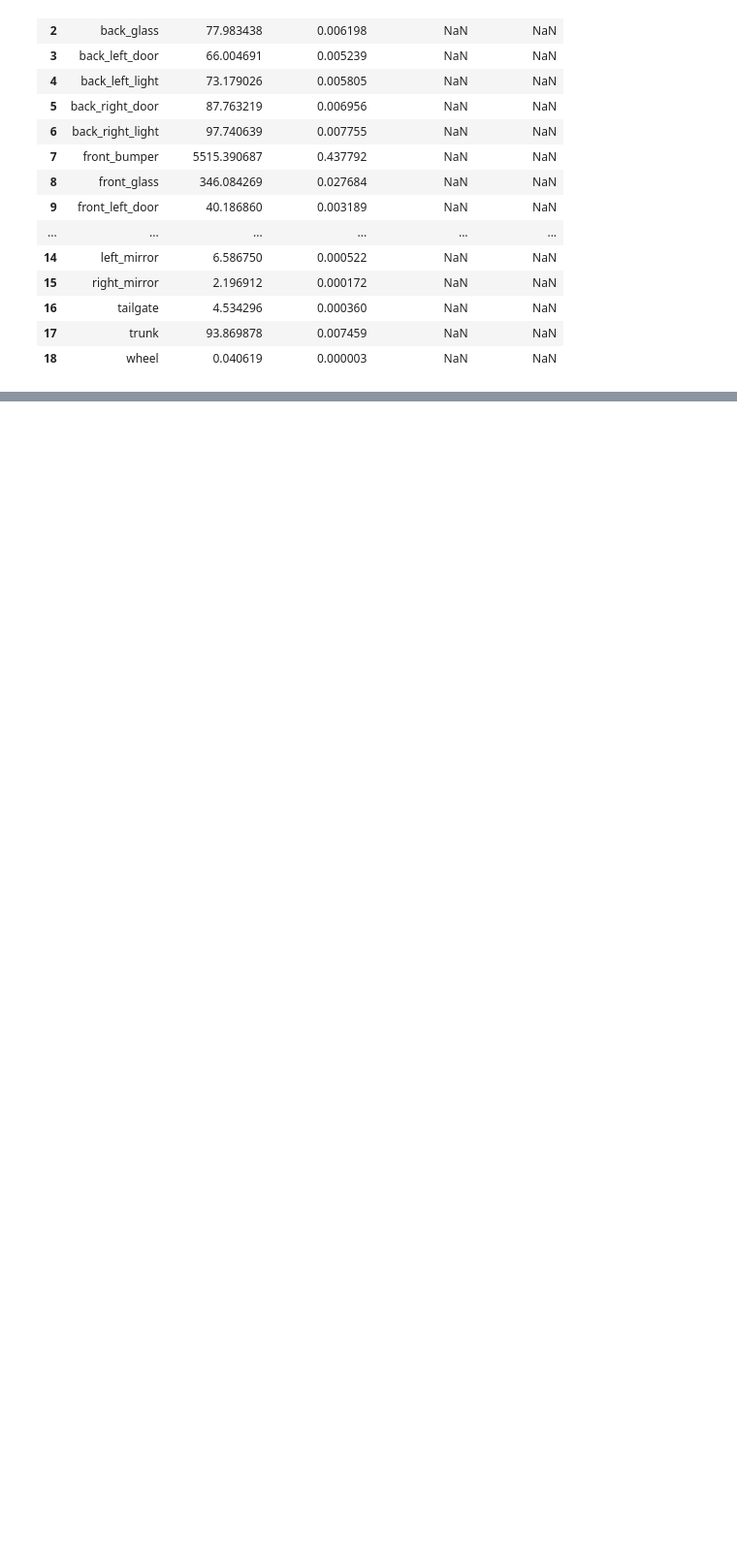
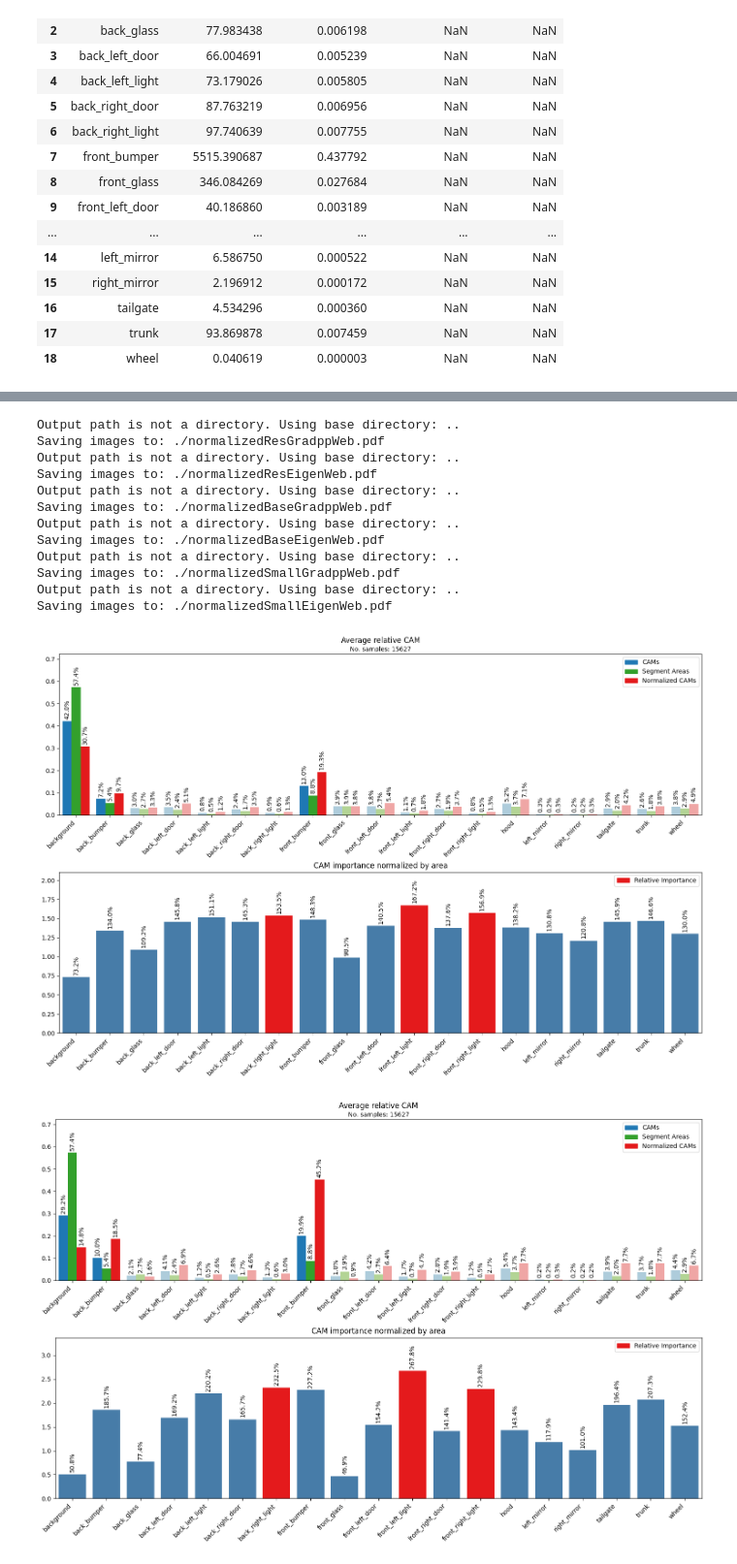
Before and after one commit to L1nusB/XAI-Vehicle-Classification, a Jupyter notebook: notebooks/ResultPlots.ipynb, the cells around one changed output, grey strips where cells are left out. Shown at 97% size. Cells and saved outputs as stored; diff of their text form; code cells hidden in the pictures; blank space fills up the shorter version.

```diff
--- a/notebooks/ResultPlots.ipynb
+++ b/notebooks/ResultPlots.ipynb
@@ -220,0 +215,30 @@ Saving excel to ./results\results.xlsx
+# %%
+path = r'C:\Users\Linus\Desktop\copy\results\CompCars_Web\ResNet\normalized\Data_Full_gradCAM++_ResNet_CompCars_Web_ocrnet_hr48_carparts_noflip_normalized_PropArea_23_08_2022.xlsx'
+generate_statistics_seaborn.generate_normalized(path, n_samples=15627, y_axis_scale=1.2, file_name='normalizedResGradppWeb')
+path = r'C:\Users\Linus\Desktop\copy\results\CompCars_Web\ResNet\normalized\Data_Full_EigenCAM_ResNet_CompCars_Web_ocrnet_hr48_carparts_noflip_normalized_PropArea_23_08_2022.xlsx'
+generate_statistics_seaborn.generate_normalized(path, n_samples=15627, y_axis_scale=1.2, file_name='normalizedResEigenWeb')
+
+path = r'C:\Users\Linus\Desktop\copy\results\CompCars_Web\SwinBase\normalized\Data_Full_gradCAM++_SwinBase_CompCars_Web_ocrnet_hr48_carparts_noflip_normalized_PropArea_23_08_2022.xlsx'
+generate_statistics_seaborn.generate_normalized(path, n_samples=15627, y_axis_scale=1.2, file_name='normalizedBaseGradppWeb')
+path = r'C:\Users\Linus\Desktop\copy\results\CompCars_Web\SwinBase\normalized\Data_Full_EigenCAM_SwinBase_CompCars_Web_ocrnet_hr48_carparts_noflip_normalized_PropArea_23_08_2022.xlsx'
+generate_statistics_seaborn.generate_normalized(path, n_samples=15627, y_axis_scale=1.2, file_name='normalizedBaseEigenWeb')
+
+path = r'C:\Users\Linus\Desktop\copy\results\CompCars_Web\SwinSmall\normalized\Data_Full_gradCAM++_SwinSmall_CompCars_Web_ocrnet_hr48_carparts_noflip_normalized_PropArea_23_08_2022.xlsx'
+generate_statistics_seaborn.generate_normalized(path, n_samples=15627, y_axis_scale=1.2, file_name='normalizedSmallGradppWeb')
+path = r'C:\Users\Linus\Desktop\copy\results\CompCars_Web\SwinSmall\normalized\Data_Full_EigenCAM_SwinSmall_CompCars_Web_ocrnet_hr48_carparts_noflip_normalized_PropArea_23_08_2022.xlsx'
+generate_statistics_seaborn.generate_normalized(path, n_samples=15627, y_axis_scale=1.2, file_name='normalizedSmallEigenWeb')
+# %% [output]
+Output path is not a directory. Using base directory: ..
+Saving images to: ./normalizedResGradppWeb.pdf
+Output path is not a directory. Using base directory: ..
+Saving images to: ./normalizedResEigenWeb.pdf
+Output path is not a directory. Using base directory: ..
+Saving images to: ./normalizedBaseGradppWeb.pdf
+Output path is not a directory. Using base directory: ..
+Saving images to: ./normalizedBaseEigenWeb.pdf
+Output path is not a directory. Using base directory: ..
+Saving images to: ./normalizedSmallGradppWeb.pdf
+Output path is not a directory. Using base directory: ..
+Saving images to: ./normalizedSmallEigenWeb.pdf
+[figure, added]
+[figure, added]
```
Also changed, not shown: parts of 10 cells of this notebook, 4 other files.
